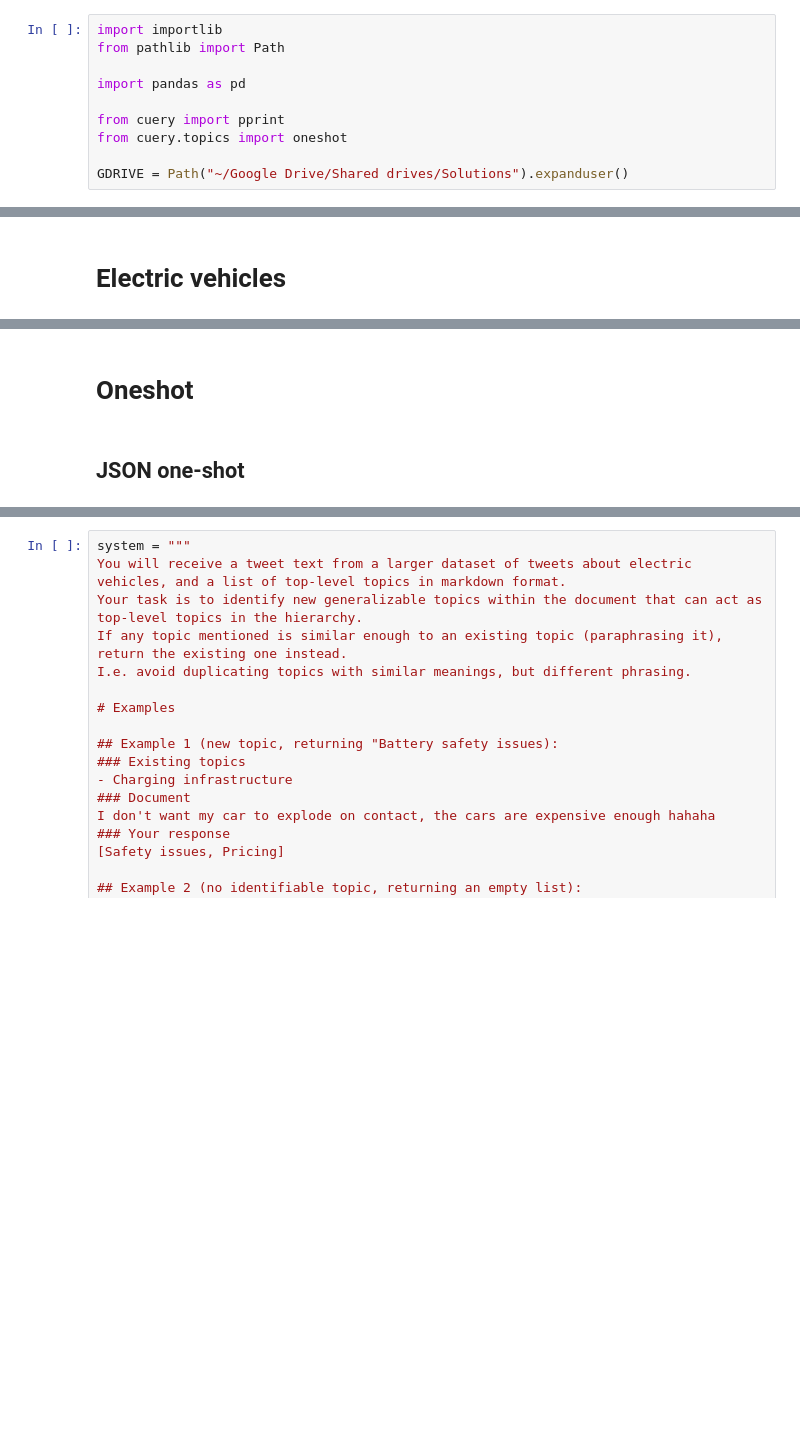
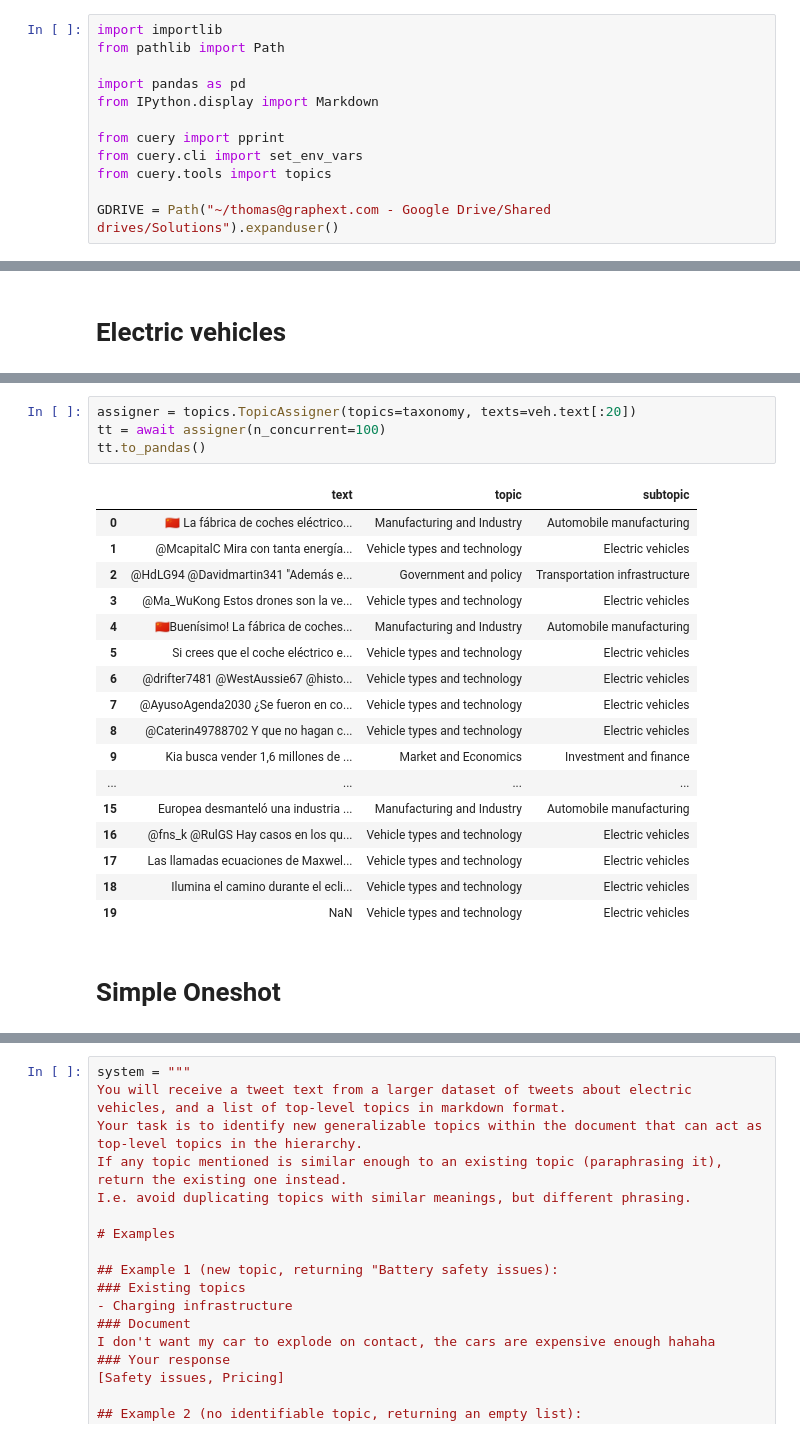
Before and after one commit to graphext/cuery, a Jupyter notebook: notebooks/topics.ipynb, the cells around one changed output, grey strips where cells are left out. Cells and saved outputs as stored; diff of their text form; blank space fills up the shorter version.

Commit message:
Big Refactor: tools wrapper. Well-defined, typed outputs and(!) inputs.

```diff
--- a/notebooks/topics.ipynb
+++ b/notebooks/topics.ipynb
@@ -3,8 +3,10 @@ import importlib
 from pathlib import Path
 
 import pandas as pd
+from IPython.display import Markdown
 
 from cuery import pprint
-from cuery.topics import oneshot
+from cuery.cli import set_env_vars
+from cuery.tools import topics
 
-GDRIVE = Path("~/Google Drive/Shared drives/Solutions").expanduser()
+GDRIVE = Path("~/thomas@graphext.com - Google Drive/Shared drives/Solutions").expanduser()
@@ -32,5 +95,25 @@ veh
+# %%
+assigner = topics.TopicAssigner(topics=taxonomy, texts=veh.text[:20])
+tt = await assigner(n_concurrent=100)
+tt.to_pandas()
+# %% [output]
+|  | text | topic | subtopic |
+| 0 | 🇨🇳 La fábrica de coches eléctrico... | Manufacturing and Industry | Automobile manufacturing |
+| 1 | @McapitalC Mira con tanta energía... | Vehicle types and technology | Electric vehicles |
+| 2 | @HdLG94 @Davidmartin341 "Además e... | Government and policy | Transportation infrastructure |
+| 3 | @Ma_WuKong Estos drones son la ve... | Vehicle types and technology | Electric vehicles |
+| 4 | 🇨🇳Buenísimo! La fábrica de coches... | Manufacturing and Industry | Automobile manufacturing |
+| 5 | Si crees que el coche eléctrico e... | Vehicle types and technology | Electric vehicles |
+| 6 | @drifter7481 @WestAussie67 @histo... | Vehicle types and technology | Electric vehicles |
+| 7 | @AyusoAgenda2030 ¿Se fueron en co... | Vehicle types and technology | Electric vehicles |
+| 8 | @Caterin49788702 Y que no hagan c... | Vehicle types and technology | Electric vehicles |
+| 9 | Kia busca vender 1,6 millones de ... | Market and Economics | Investment and finance |
+| ... | ... | ... | ... |
+| 15 | Europea desmanteló una industria ... | Manufacturing and Industry | Automobile manufacturing |
+| 16 | @fns_k @RulGS Hay casos en los qu... | Vehicle types and technology | Electric vehicles |
+| 17 | Las llamadas ecuaciones de Maxwel... | Vehicle types and technology | Electric vehicles |
+| 18 | Ilumina el camino durante el ecli... | Vehicle types and technology | Electric vehicles |
+| 19 | NaN | Vehicle types and technology | Electric vehicles |
 # %% [markdown]
-# Oneshot
+# Simple Oneshot
-# %% [markdown]
-## JSON one-shot
 # %%
```
Also changed, not shown: parts of 41 cells of this notebook, 31 other files.
